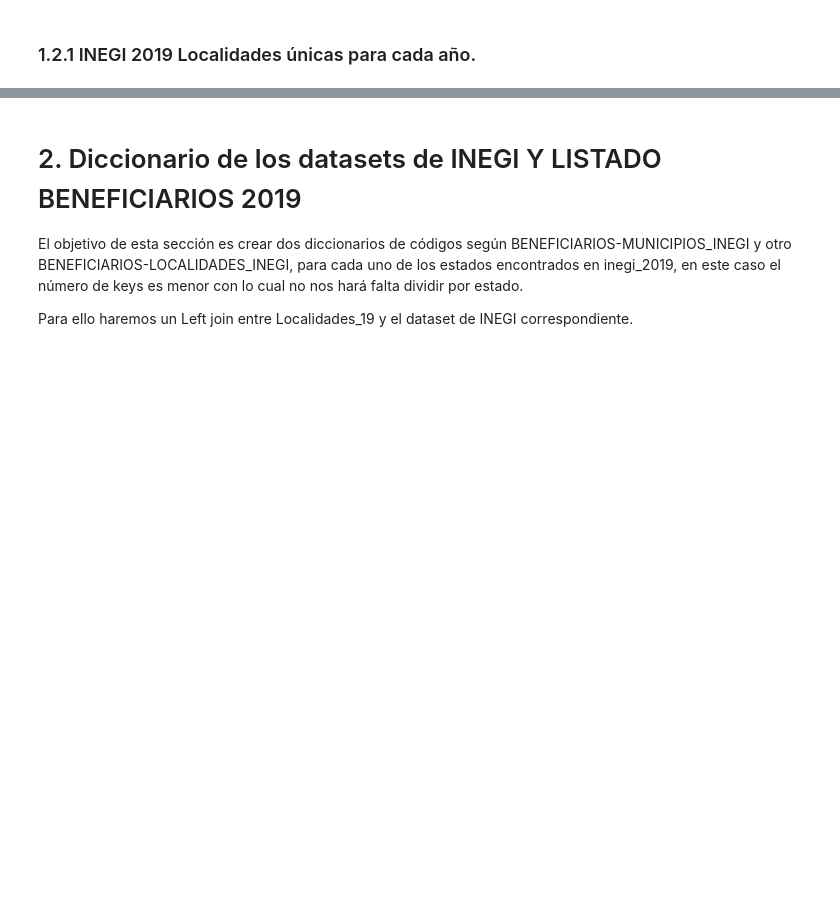
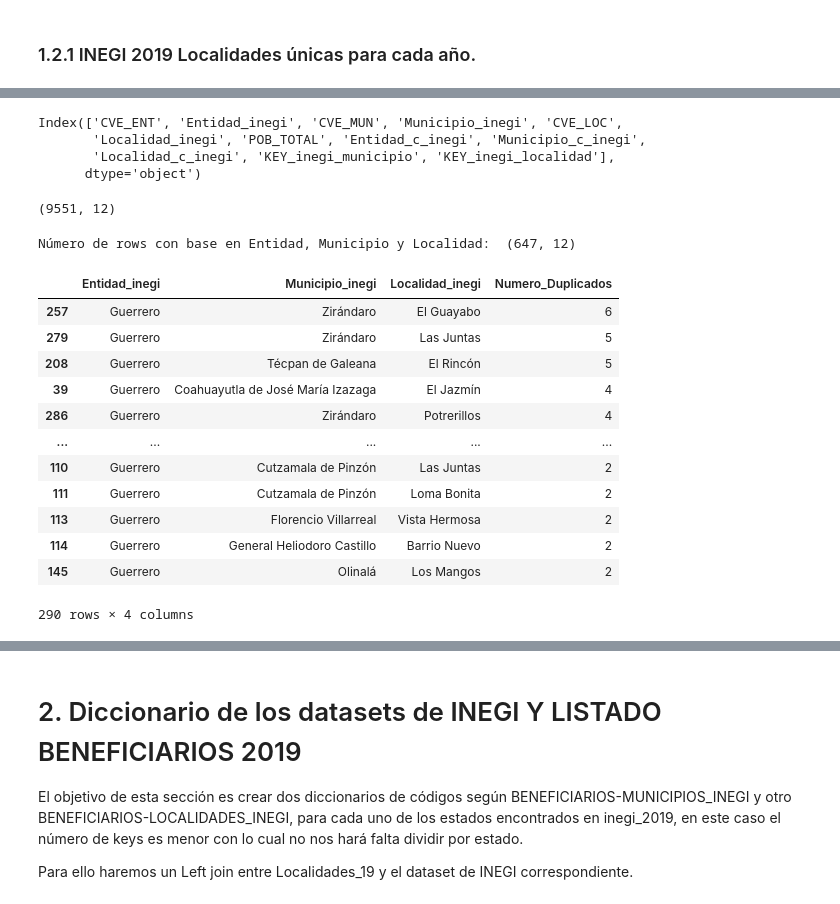
Before and after one commit to DGRIA/SESNA-Fertilizantes, a Jupyter notebook: src/Notebooks/2.3.1 Benef2019_Cleaning_and_merged.ipynb, the cells around one changed output, grey strips where cells are left out. Drawn from its saved outputs; the diff is of its cells as text; code cells hidden in the pictures; blank space fills up the shorter version.

```diff
--- a/src/Notebooks/2.3.1 Benef2019_Cleaning_and_merged.ipynb
+++ b/src/Notebooks/2.3.1 Benef2019_Cleaning_and_merged.ipynb
@@ -142,0 +124,7 @@ INEGI_UNIQUELOC_2019.shape
+# %%
+INEGI_UNIQUELOC_2019.columns
+# %% [output]
+Index(['CVE_ENT', 'Entidad_inegi', 'CVE_MUN', 'Municipio_inegi', 'CVE_LOC',
+       'Localidad_inegi', 'POB_TOTAL', 'Entidad_c_inegi', 'Municipio_c_inegi',
+       'Localidad_c_inegi', 'KEY_inegi_municipio', 'KEY_inegi_localidad'],
+      dtype='object')
@@ -142,0 +133,36 @@ INEGI_UNIQUELOC_2019.shape
+# %%
+INEGI_UNIQUELOC_2019_guerrero.shape
+# %% [output]
+(9551, 12)
+# %%
+# Ordenar el DataFrame por Entidad_inegi, Municipio_inegi y Localidad_inegi
+df_sorted = INEGI_UNIQUELOC_2019_guerrero.sort_values(by=['Entidad_inegi', 'Municipio_inegi', 'Localidad_inegi'])
+
+# Identificar duplicados basados en Entidad_inegi, Municipio_inegi y Localidad_inegi
+duplicados = df_sorted[df_sorted.duplicated(subset=['Entidad_inegi', 'Municipio_inegi', 'Localidad_inegi'], keep=False)]
+print("Número de rows con base en Entidad, Municipio y Localidad: " , duplicados.shape)
+# %% [output]
+Número de rows con base en Entidad, Municipio y Localidad:  (647, 12)
+# %%
+# Contar duplicados agrupados por Entidad_inegi, Municipio_inegi y Localidad_inegi
+conteo_duplicados = duplicados.groupby(['Entidad_inegi', 'Municipio_inegi', 'Localidad_inegi']).size().reset_index(name='Numero_Duplicados')
+
+# Ordenar por el número de duplicados en orden descendente
+conteo_duplicados = conteo_duplicados.sort_values(by='Numero_Duplicados', ascending=False)
+
+# Mostrar el conteo de duplicados ordenado por count
+conteo_duplicados
+# %% [output]
+|  | Entidad_inegi | Municipio_inegi | Localidad_inegi | Numero_Duplicados |
+| 257 | Guerrero | Zirándaro | El Guayabo | 6 |
+| 279 | Guerrero | Zirándaro | Las Juntas | 5 |
+| 208 | Guerrero | Técpan de Galeana | El Rincón | 5 |
+| 39 | Guerrero | Coahuayutla de José María Izazaga | El Jazmín | 4 |
+| 286 | Guerrero | Zirándaro | Potrerillos | 4 |
+| ... | ... | ... | ... | ... |
+| 110 | Guerrero | Cutzamala de Pinzón | Las Juntas | 2 |
+| 111 | Guerrero | Cutzamala de Pinzón | Loma Bonita | 2 |
+| 113 | Guerrero | Florencio Villarreal | Vista Hermosa | 2 |
+| 114 | Guerrero | General Heliodoro Castillo | Barrio Nuevo | 2 |
+| 145 | Guerrero | Olinalá | Los Mangos | 2 |
+290 rows × 4 columns
```
Also changed, not shown: parts of 66 cells of this notebook, 5 other files.
